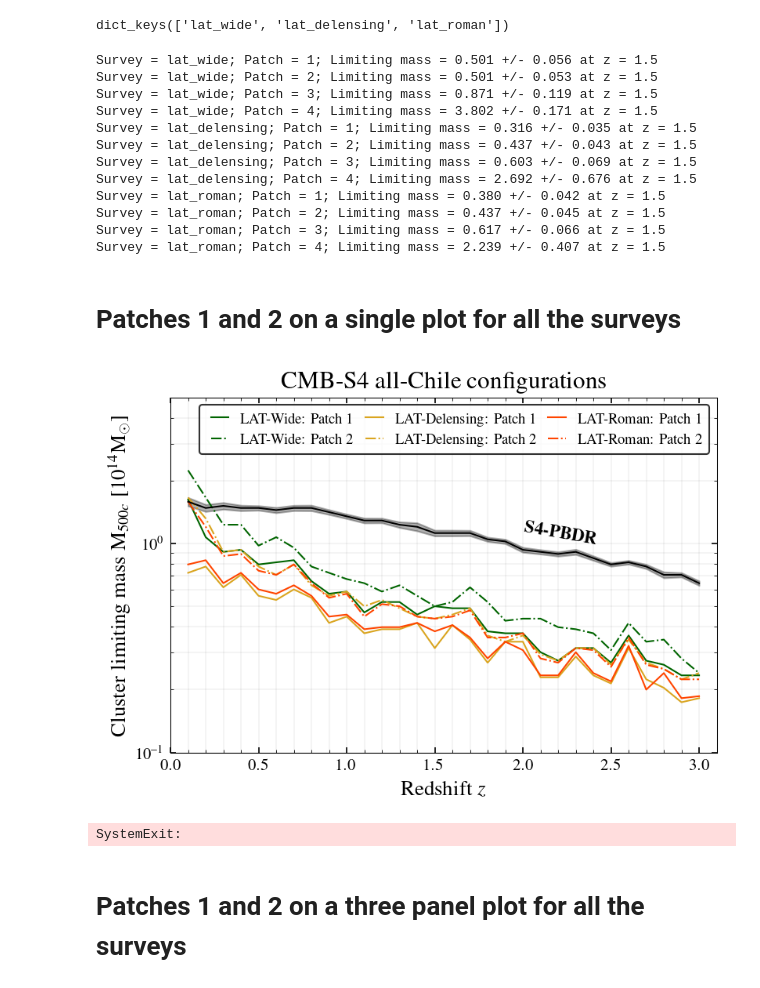
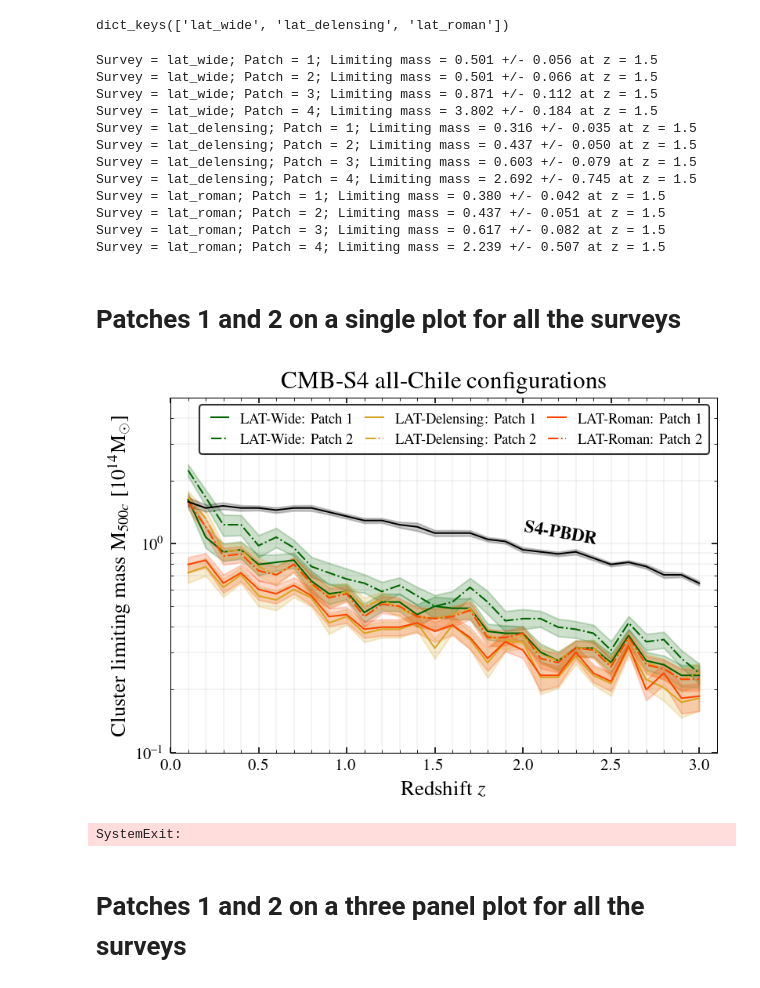
Before and after one commit to sriniraghunathan/cmb_s4_all_chile_optimisation_2025_05, a Jupyter notebook: make_cluster_plots.ipynb, the cells around one changed output. Saved outputs shown, nothing was run; the diff lists cells and outputs as text; code cells hidden in the pictures.

Commit message:
adding errors

```diff
--- a/make_cluster_plots.ipynb
+++ b/make_cluster_plots.ipynb
@@ -46,6 +50,21 @@ for survey in survey_arr:
             lim_mass_arr.append( curr_lim_mass_dic[zval][0] )
             lim_mass_err_arr.append( curr_lim_mass_dic[zval][1] )
 
+        if (1): #make the errors nicer just in case
+            '''
+            lim_mass_err_arr = np.asarray(lim_mass_err_arr)
+            lim_mass_err_arr_mod = median_filter(lim_mass_err_arr, 5)
+
+            clf()
+            plot(zarr, lim_mass_arr)
+            fill_between( zarr, lim_mass_arr-lim_mass_err_arr, lim_mass_arr+lim_mass_err_arr, alpha = 0.2)
+            fill_between( zarr, lim_mass_arr-lim_mass_err_arr_mod, lim_mass_arr+lim_mass_err_arr_mod, alpha = 0.2, color = 'red')
+            show(); sys.exit()
+            '''
+            lim_mass_err_arr = np.asarray(lim_mass_err_arr)
+            lim_mass_err_arr = median_filter(lim_mass_err_arr, 5)
+
+
         cluster_lim_mass_dic[survey][patch] = [np.asarray(zarr), np.asarray(lim_mass_arr), np.asarray(lim_mass_err_arr)]
 
 print(cluster_lim_mass_dic.keys())
@@ -73,16 +92,16 @@ for survey in cluster_lim_mass_dic:
         print( 'Survey = %s; Patch = %s; Limiting mass = %.3f +/- %.3f at z = %s' %(survey, patch, lim_mass_arr[reqd_z_ind], lim_mass_err_arr[reqd_z_ind], reqd_z))
 # %% [output]
 Survey = lat_wide; Patch = 1; Limiting mass = 0.501 +/- 0.056 at z = 1.5
-Survey = lat_wide; Patch = 2; Limiting mass = 0.501 +/- 0.053 at z = 1.5
-Survey = lat_wide; Patch = 3; Limiting mass = 0.871 +/- 0.119 at z = 1.5
-Survey = lat_wide; Patch = 4; Limiting mass = 3.802 +/- 0.171 at z = 1.5
+Survey = lat_wide; Patch = 2; Limiting mass = 0.501 +/- 0.066 at z = 1.5
+Survey = lat_wide; Patch = 3; Limiting mass = 0.871 +/- 0.112 at z = 1.5
+Survey = lat_wide; Patch = 4; Limiting mass = 3.802 +/- 0.184 at z = 1.5
 Survey = lat_delensing; Patch = 1; Limiting mass = 0.316 +/- 0.035 at z = 1.5
-Survey = lat_delensing; Patch = 2; Limiting mass = 0.437 +/- 0.043 at z = 1.5
-Survey = lat_delensing; Patch = 3; Limiting mass = 0.603 +/- 0.069 at z = 1.5
-Survey = lat_delensing; Patch = 4; Limiting mass = 2.692 +/- 0.676 at z = 1.5
+Survey = lat_delensing; Patch = 2; Limiting mass = 0.437 +/- 0.050 at z = 1.5
+Survey = lat_delensing; Patch = 3; Limiting mass = 0.603 +/- 0.079 at z = 1.5
+Survey = lat_delensing; Patch = 4; Limiting mass = 2.692 +/- 0.745 at z = 1.5
 Survey = lat_roman; Patch = 1; Limiting mass = 0.380 +/- 0.042 at z = 1.5
-Survey = lat_roman; Patch = 2; Limiting mass = 0.437 +/- 0.045 at z = 1.5
-Survey = lat_roman; Patch = 3; Limiting mass = 0.617 +/- 0.066 at z = 1.5
-Survey = lat_roman; Patch = 4; Limiting mass = 2.239 +/- 0.407 at z = 1.5
+Survey = lat_roman; Patch = 2; Limiting mass = 0.437 +/- 0.051 at z = 1.5
+Survey = lat_roman; Patch = 3; Limiting mass = 0.617 +/- 0.082 at z = 1.5
+Survey = lat_roman; Patch = 4; Limiting mass = 2.239 +/- 0.507 at z = 1.5
 # %% [markdown]
 # Patches 1 and 2 on a single plot for all the surveys
@@ -91,39 +108,40 @@ fill_between??
 # %%
 clf()
 fsval = 13
+alphaval_for_errros = 0.2
 xmin, xmax = 0., 3.1
 ymin, ymax = 0.1, 5.
 ax = subplot(111, yscale = 'log')
 color_dic = {'lat_wide': 'darkgreen', 'lat_delensing': 'goldenrod', 'lat_roman': 'orangered'}
 ls_dic = {1: '-', 2: '-.'}
 for cntr, survey in enumerate( survey_arr ):
     surveyval, surveylabval = survey_dic[survey]
     for patch in [1, 2]:
         zarr, lim_mass_arr, lim_mass_err_arr = cluster_lim_mass_dic[survey][patch]
         plot(zarr, lim_mass_arr, color = color_dic[survey], ls = ls_dic[patch], label = r'%s: Patch %s' %(surveylabval, patch))
-        #fill_between( zarr, lim_mass_arr-lim_mass_err_arr, lim_mass_arr+lim_mass_err_arr, color = color_dic[survey], alpha = 0.3)
+        fill_between( zarr, lim_mass_arr-lim_mass_err_arr, lim_mass_arr+lim_mass_err_arr, color = color_dic[survey], alpha = alphaval_for_errros)
 
 
 #now add PBDR
 zarr, lim_mass_arr, lim_mass_err_arr = cluster_lim_mass_dic_pbdr['S4-Wide']
 plot(zarr, lim_mass_arr, color = 'black', ls = '-')
-fill_between( zarr, lim_mass_arr-lim_mass_err_arr, lim_mass_arr+lim_mass_err_arr, color = 'black', alpha = 0.3)
+fill_between( zarr, lim_mass_arr-lim_mass_err_arr, lim_mass_arr+lim_mass_err_arr, color = 'black', alpha = alphaval_for_errros)
 xloc, yloc = 2, 1.
 text( xloc, yloc, r'{\bf S4-PBDR}', fontsize = fsval-2, rotation = -10)
 
 ylim( ymin, ymax )
 xlim( xmin, xmax )
 legend(loc = 1, fontsize = fsval-4, ncol = 3, columnspacing = 0.5, handletextpad = 0.5, handlelength = 1.8)
 ylabel(r'Cluster limiting mass M$_{500c}$ [$10^{14}$M$_{\odot}$]', fontsize = fsval)
 xlabel(r'Redshift $z$', fontsize = fsval )
 title(r'CMB-S4 all-Chile configurations', fontsize = fsval + 2)
 grid(True, which = 'both', axis = 'both', lw = 0.2, alpha = 0.2)
 
 plname = 'plots/cluster_lim_mass_vs_z_patches_1_and_2_single_panel.png'
 savefig(plname, dpi = 200.)
 show(); sys.exit()
 # %% [output]
-[figure, old version]
+[figure, new version]
 SystemExit:
 # %% [markdown]
 # Patches 1 and 2 on a three panel plot for all the surveys
```
Also changed, not shown: parts of 5 cells of this notebook.
